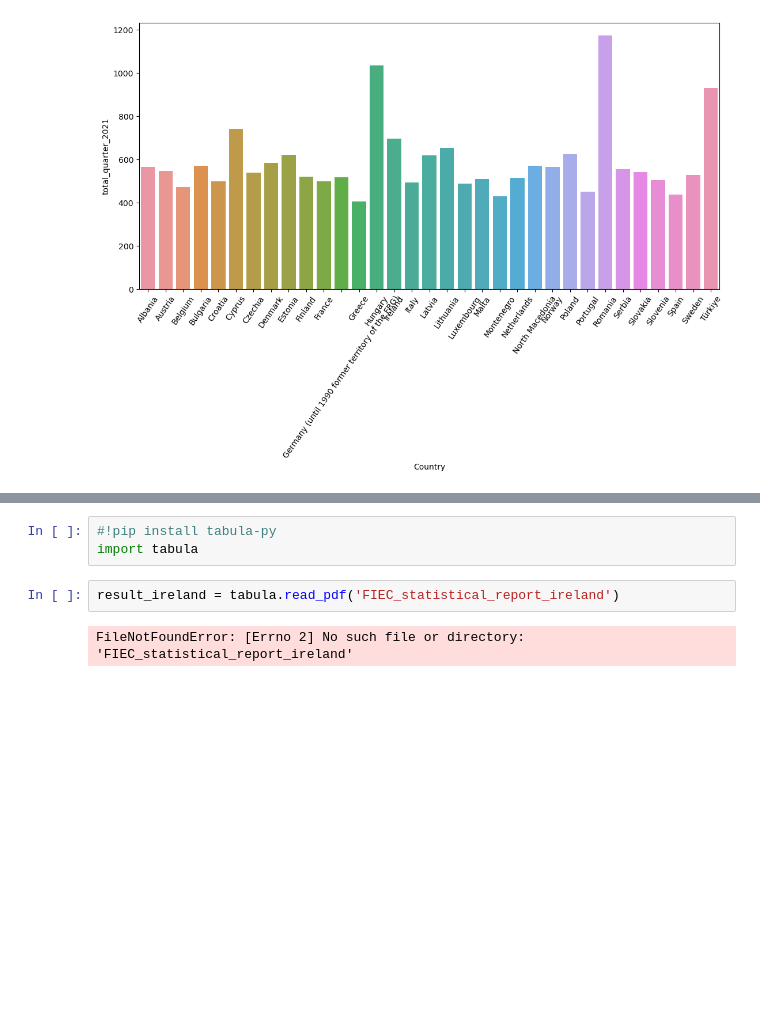
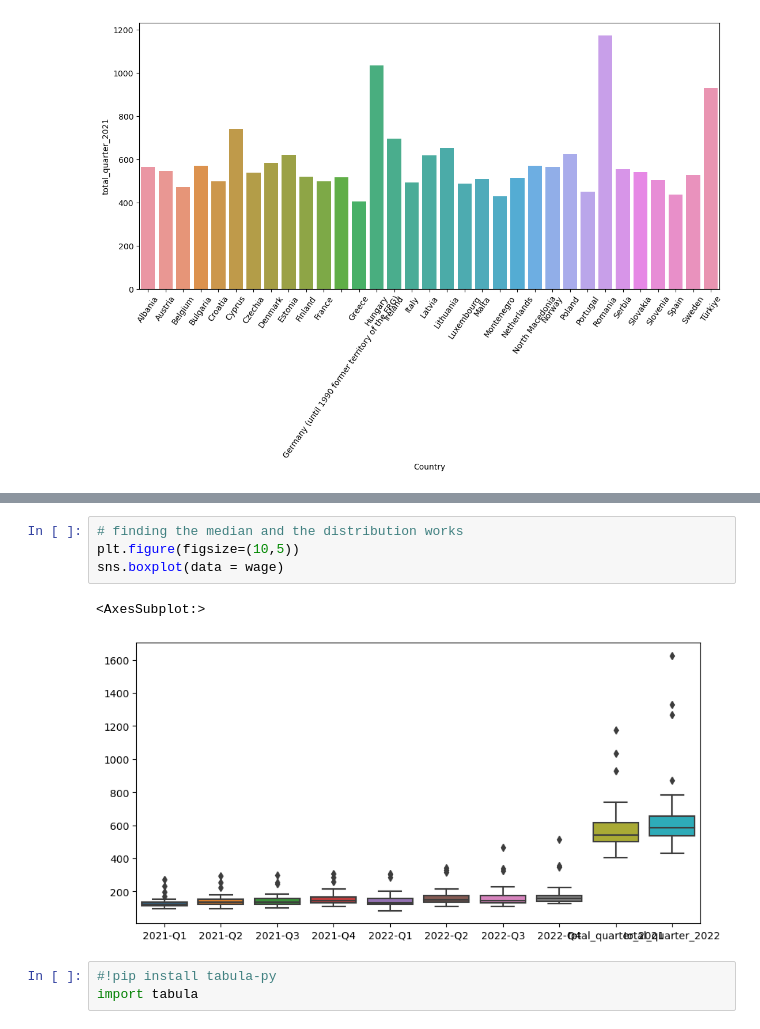
Before and after one commit to 2021029/Project_2, a Jupyter notebook: CA_2.ipynb, the cells around one changed output, grey strips where cells are left out. Drawn from its saved outputs; the diff is of its cells as text; blank space fills up the shorter version.

```diff
--- a/CA_2.ipynb
+++ b/CA_2.ipynb
@@ -369,7 +378,10 @@ px.pie(wage, names='total_quarter_2021')
+# %%
+# finding the median and the distribution works
+plt.figure(figsize=(10,5))
+sns.boxplot(data = wage)
+# %% [output]
+<AxesSubplot:>
+[figure, added]
 # %%
 #!pip install tabula-py
 import tabula
-# %%
-result_ireland = tabula.read_pdf('FIEC_statistical_report_ireland')
-# %% [output]
-FileNotFoundError: [Errno 2] No such file or directory: 'FIEC_statistical_report_ireland'
```
Also changed, not shown: parts of 133 cells of this notebook.
